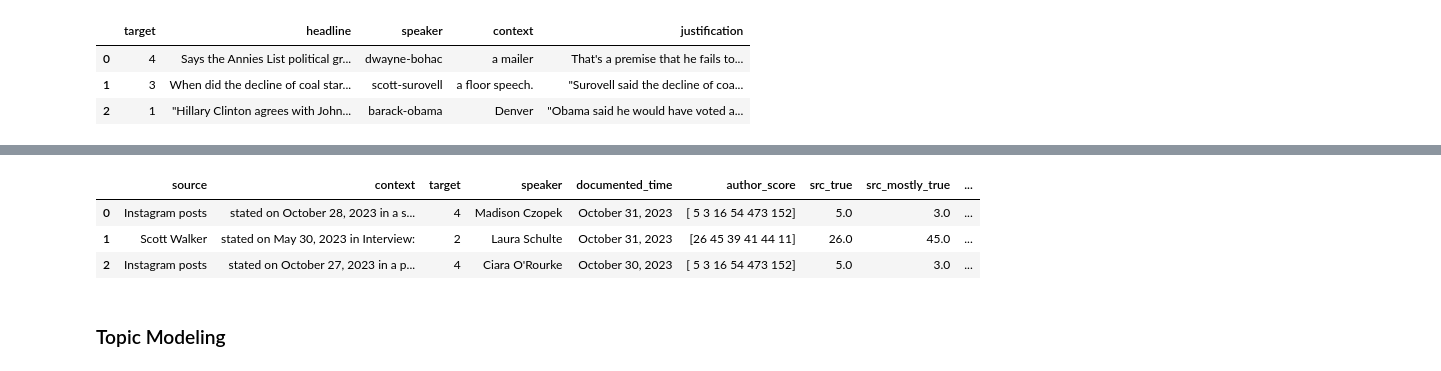
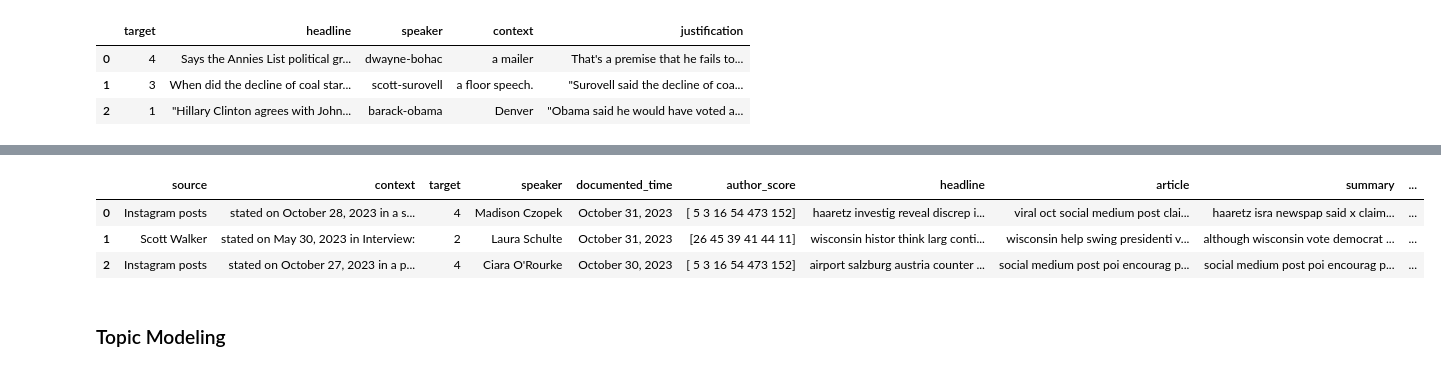
Before and after one commit to fillna/fake_news_detection, a Jupyter notebook: src/enrichment.ipynb, the cells around one changed output, grey strips where cells are left out. Drawn from its saved outputs; the diff is of its cells as text; code cells hidden in the pictures.

```diff
--- a/src/enrichment.ipynb
+++ b/src/enrichment.ipynb
@@ -93,10 +76,10 @@ pf.head(3)
-# %%
-pf_clean = pf.drop(columns=['headline', 'article', 'summaries'])
-pf_clean.head(3)
-# %% [output]
-|  | source | context | target | speaker | documented_time | author_score | src_true | src_mostly_true | ... |
-| 0 | Instagram posts | stated on October 28, 2023 in a s... | 4 | Madison Czopek | October 31, 2023 | [ 5 3 16 54 473 152] | 5.0 | 3.0 | ... |
-| 1 | Scott Walker | stated on May 30, 2023 in Interview: | 2 | Laura Schulte | October 31, 2023 | [26 45 39 41 44 11] | 26.0 | 45.0 | ... |
-| 2 | Instagram posts | stated on October 27, 2023 in a p... | 4 | Ciara O'Rourke | October 30, 2023 | [ 5 3 16 54 473 152] | 5.0 | 3.0 | ... |
+# %%
+pf = pd.read_csv('../data/clean_politifact.csv')
+pf.head(3)
+# %% [output]
+|  | source | context | target | speaker | documented_time | author_score | headline | article | summary | ... |
+| 0 | Instagram posts | stated on October 28, 2023 in a s... | 4 | Madison Czopek | October 31, 2023 | [ 5 3 16 54 473 152] | haaretz investig reveal discrep i... | viral oct social medium post clai... | haaretz isra newspap said x claim... | ... |
+| 1 | Scott Walker | stated on May 30, 2023 in Interview: | 2 | Laura Schulte | October 31, 2023 | [26 45 39 41 44 11] | wisconsin histor think larg conti... | wisconsin help swing presidenti v... | although wisconsin vote democrat ... | ... |
+| 2 | Instagram posts | stated on October 27, 2023 in a p... | 4 | Ciara O'Rourke | October 30, 2023 | [ 5 3 16 54 473 152] | airport salzburg austria counter ... | social medium post poi encourag p... | social medium post poi encourag p... | ... |
 # %% [markdown]
 ### Topic Modeling
```
Also changed, not shown: parts of 8 cells of this notebook, 8 other files.
